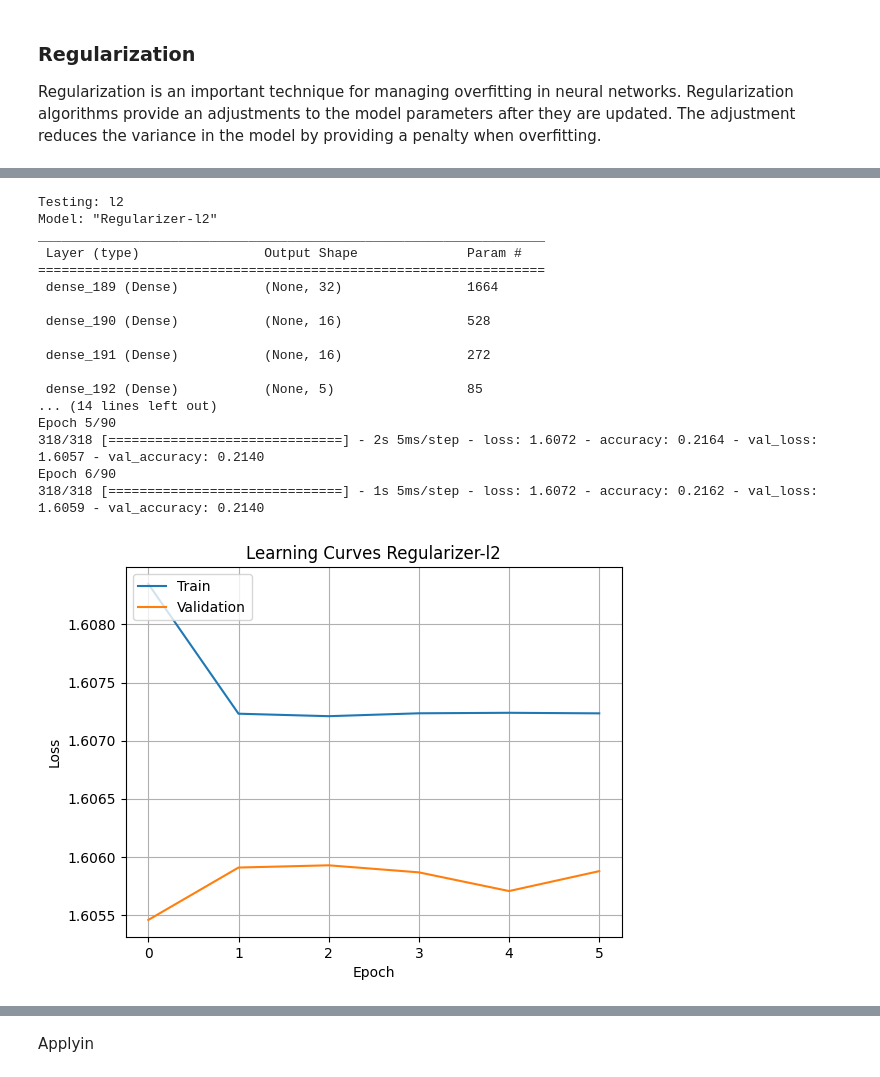
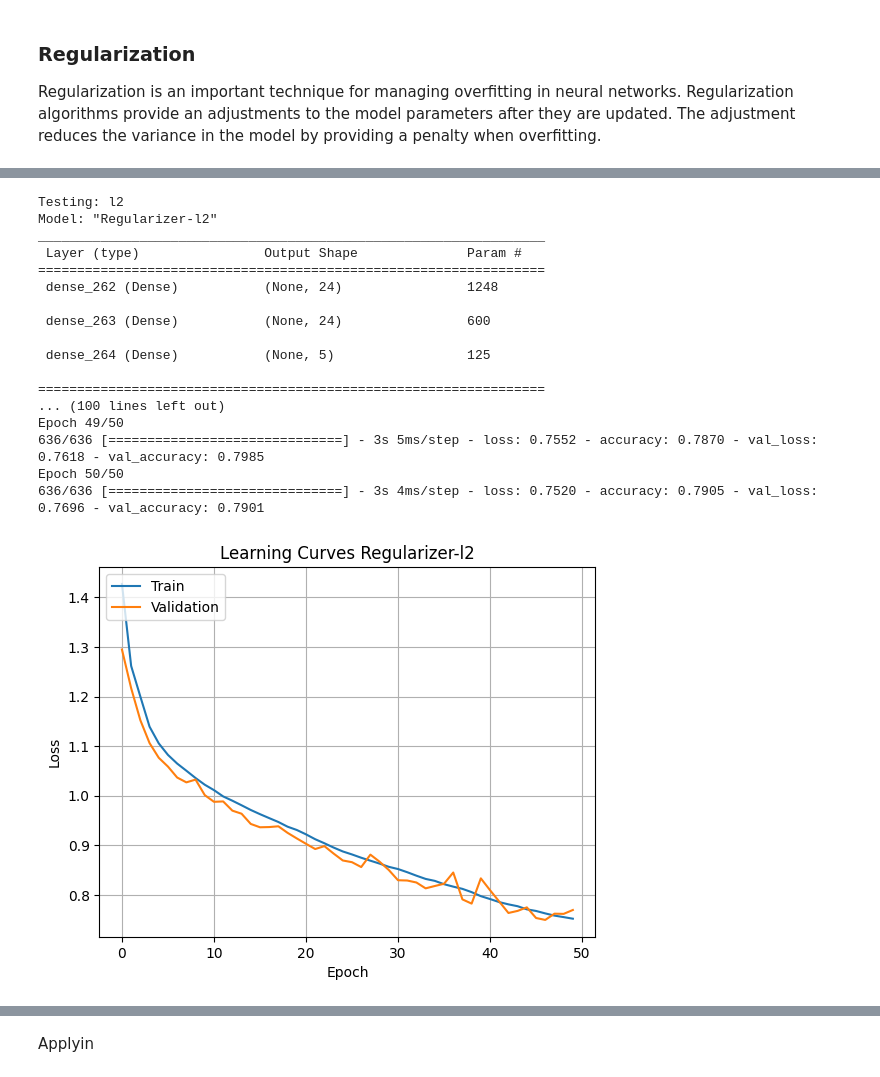
Before and after one commit to quickheaven/scs-3546-deep-learning, a Jupyter notebook: Multiclass_Clarissification_of_Malicious_URL.ipynb, the cells around one changed output, grey strips where cells are left out. Saved outputs shown, nothing was run; the diff lists cells and outputs as text; code cells hidden in the pictures.

Commit message:
continue the experiment with updated number layers to 2.

```diff
--- a/Multiclass_Clarissification_of_Malicious_URL.ipynb
+++ b/Multiclass_Clarissification_of_Malicious_URL.ipynb
@@ -936,12 +934,12 @@ accuracy_measures = {}
 
 model_config = get_base_model_config()
 # Hyperparameters:
-model_config['batch_size'] = 64
-model_config['epochs'] = 90
-# Number of layers: 3
-# Number of nodes per each layer: 32-16-16
+model_config['batch_size'] = 32
+model_config['epochs'] = 50
+# Number of layers: 2
+# Number of nodes per each layer: 24-24
 model_config['hidden_activation'] = 'relu'
-model_config['weights_initializer'] = 'random_uniform'
+model_config['weights_initializer'] = 'random_normal'
 # Batch Normalization: not added
 
 optimizer_list = ['sgd','rmsprop','adam','adagrad']
@@ -951,9 +949,8 @@ for optimizer in optimizer_list:
   model_config['optimizer'] = optimizer
 
   custom_layers = [
-    layers.Dense(32, kernel_initializer=model_config['weights_initializer'], activation=model_config['hidden_activation'], input_dim=model_config['input_dim']),
-    layers.Dense(16, kernel_initializer=model_config['weights_initializer'], activation=model_config['hidden_activation']),
-    layers.Dense(16, kernel_initializer=model_config['weights_initializer'], activation=model_config['hidden_activation']),
+    layers.Dense(24, kernel_initializer=model_config['weights_initializer'], activation=model_config['hidden_activation'], input_dim=model_config['input_dim']),
+    layers.Dense(24, kernel_initializer=model_config['weights_initializer'], activation=model_config['hidden_activation']),
     layers.Dense(model_config['output_nodes'], activation=model_config['output_activation'])
   ];
 
@@ -1057,12 +1054,12 @@ accuracy_measures = {}
 
 model_config = get_base_model_config()
 # Hyperparameters:
-model_config['batch_size'] = 64
-model_config['epochs'] = 90
-# Number of layers: 3
-# Number of nodes per each layer: 32-16-16
+model_config['batch_size'] = 32
+model_config['epochs'] = 50
+# Number of layers: 2
+# Number of nodes per each layer: 24-24
 model_config['hidden_activation'] = 'relu'
-model_config['weights_initializer'] = 'random_uniform'
+model_config['weights_initializer'] = 'random_normal'
 # Batch Normalization: not added
 model_config['optimizer'] = 'adam'
 
@@ -1073,9 +1070,8 @@ for learning_rate in learning_rate_list:
   model_config['learning_rate'] = learning_rate
 
   custom_layers = [
-    layers.Dense(32, kernel_initializer=model_config['weights_initializer'], activation=model_config['hidden_activation'], input_dim=model_config['input_dim']),
-    layers.Dense(16, kernel_initializer=model_config['weights_initializer'], activation=model_config['hidden_activation']),
-    layers.Dense(16, kernel_initializer=model_config['weights_initializer'], activation=model_config['hidden_activation']),
+    layers.Dense(24, kernel_initializer=model_config['weights_initializer'], activation=model_config['hidden_activation'], input_dim=model_config['input_dim']),
+    layers.Dense(24, kernel_initializer=model_config['weights_initializer'], activation=model_config['hidden_activation']),
     layers.Dense(model_config['output_nodes'], activation=model_config['output_activation'])
   ];
 
@@ -1180,12 +1176,12 @@ accuracy_measures = {}
 
 model_config = get_base_model_config()
 # Hyperparameters:
-model_config['batch_size'] = 64
-model_config['epochs'] = 90
-# Number of layers: 3
-# Number of nodes per each layer: 32-16-16
+model_config['batch_size'] = 32
+model_config['epochs'] = 50
+# Number of layers: 2
+# Number of nodes per each layer: 24-24
 model_config['hidden_activation'] = 'relu'
-model_config['weights_initializer'] = 'random_uniform'
+model_config['weights_initializer'] = 'random_normal'
 # Batch Normalization: not added
 model_config['optimizer'] = 'adam'
 model_config['learning_rate'] = 0.001
@@ -1200,9 +1196,8 @@ for regularizer in regularizer_list:
   print('Testing: {}'.format(regularizer))
 
   custom_layers = [
-    layers.Dense(32, kernel_regularizer=model_config['regularizer'], kernel_initializer=model_config['weights_initializer'], activation=model_config['hidden_activation'], input_dim=model_config['input_dim']),
-    layers.Dense(16, kernel_regularizer=model_config['regularizer'], kernel_initializer=model_config['weights_initializer'], activation=model_config['hidden_activation']),
-    layers.Dense(16, kernel_regularizer=model_config['regularizer'], kernel_initializer=model_config['weights_initializer'], activation=model_config['hidden_activation']),
+    layers.Dense(24, kernel_regularizer=model_config['regularizer'], kernel_initializer=model_config['weights_initializer'], activation=model_config['hidden_activation'], input_dim=model_config['input_dim']),
+    layers.Dense(24, kernel_regularizer=model_config['regularizer'], kernel_initializer=model_config['weights_initializer'], activation=model_config['hidden_activation']),
     layers.Dense(model_config['output_nodes'], activation=model_config['output_activation'])
   ];
 
@@ -1238,21 +1233,21 @@ Epoch 6/90
 Testing: l2
 Model: "Regularizer-l2"
 _________________________________________________________________
  Layer (type)                Output Shape              Param #
 =================================================================
- dense_189 (Dense)           (None, 32)                1664
+ dense_262 (Dense)           (None, 24)                1248
 
- dense_190 (Dense)           (None, 16)                528
+ dense_263 (Dense)           (None, 24)                600
 
- dense_191 (Dense)           (None, 16)                272
+ dense_264 (Dense)           (None, 5)                 125
 
- dense_192 (Dense)           (None, 5)                 85
-... (14 lines left out)
-Epoch 5/90
-318/318 [==============================] - 2s 5ms/step - loss: 1.6072 - accuracy: 0.2164 - val_loss: 1.6057 - val_accuracy: 0.2140
-Epoch 6/90
-318/318 [==============================] - 1s 5ms/step - loss: 1.6072 - accuracy: 0.2162 - val_loss: 1.6059 - val_accuracy: 0.2140
+=================================================================
+... (100 lines left out)
+Epoch 49/50
+636/636 [==============================] - 3s 5ms/step - loss: 0.7552 - accuracy: 0.7870 - val_loss: 0.7618 - val_accuracy: 0.7985
+Epoch 50/50
+636/636 [==============================] - 3s 4ms/step - loss: 0.7520 - accuracy: 0.7905 - val_loss: 0.7696 - val_accuracy: 0.7901
-[figure, old version]
+[figure, new version]
 Testing: l1_l2
 Model: "Regularizer-l1_l2"
 _________________________________________________________________
```
Also changed, not shown: parts of 33 cells of this notebook.
